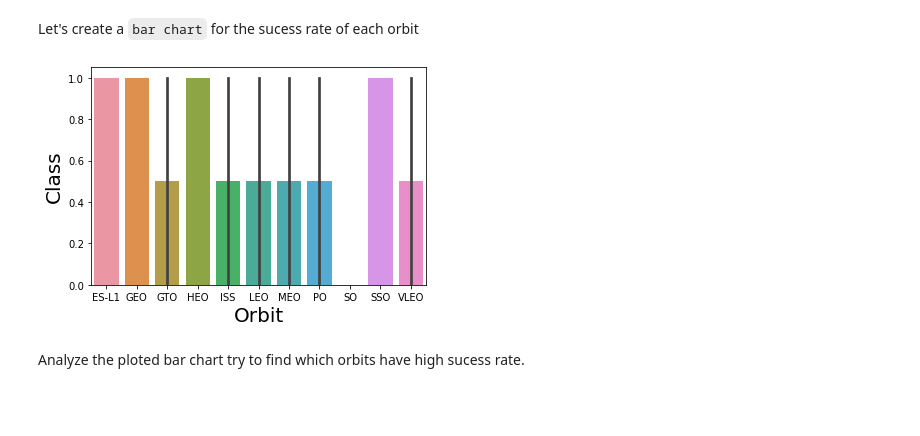
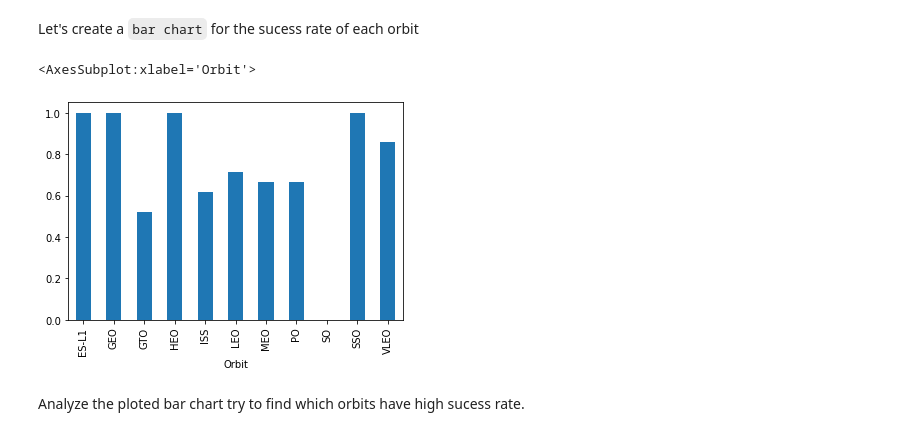
Before and after one commit to Chiuchiyin/IBM-Data-Science, a Jupyter notebook: Applied Data Science Capstone/jupyter-labs-eda-dataviz.ipynb, the cells around one changed output. Cells and saved outputs as stored; diff of their text form; code cells hidden in the pictures; blank space fills up the shorter version.

Commit message:
image push and minor correction

```diff
--- a/Applied Data Science Capstone/jupyter-labs-eda-dataviz.ipynb
+++ b/Applied Data Science Capstone/jupyter-labs-eda-dataviz.ipynb
@@ -114,16 +114,11 @@ Now if you observe Payload Vs. Launch Site scatter point chart you will find for
 Next, we want to visually check if there are any relationship between success rate and orbit type.
 # %% [markdown]
 Let's create a `bar chart` for the sucess rate of each orbit
-# %%
-# HINT use groupby method on Orbit column and get the mean of Class column
-t = df.groupby(['Orbit', 'Class'])['Class'].agg(['mean']).reset_index()
-sns.barplot(y="Class", x="Orbit", data=t)
-
-plt.xlabel("Orbit",fontsize=20)
-plt.ylabel("Class",fontsize=20)
-plt.show()
-# %% [output]
-[figure, removed]
+# %%
+df.groupby('Orbit')['Class'].mean().plot.bar()
+# %% [output]
+<AxesSubplot:xlabel='Orbit'>
+[figure, added]
 # %% [markdown]
 Analyze the ploted bar chart try to find which orbits have high sucess rate.
 # %% [markdown]
```
Also changed, not shown: 6 other files.
